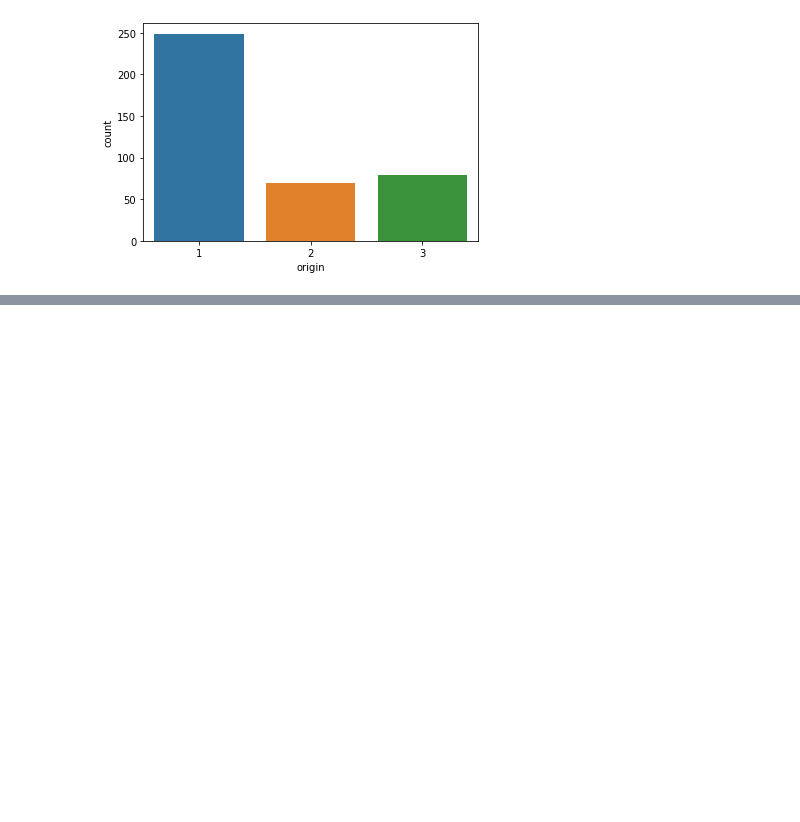
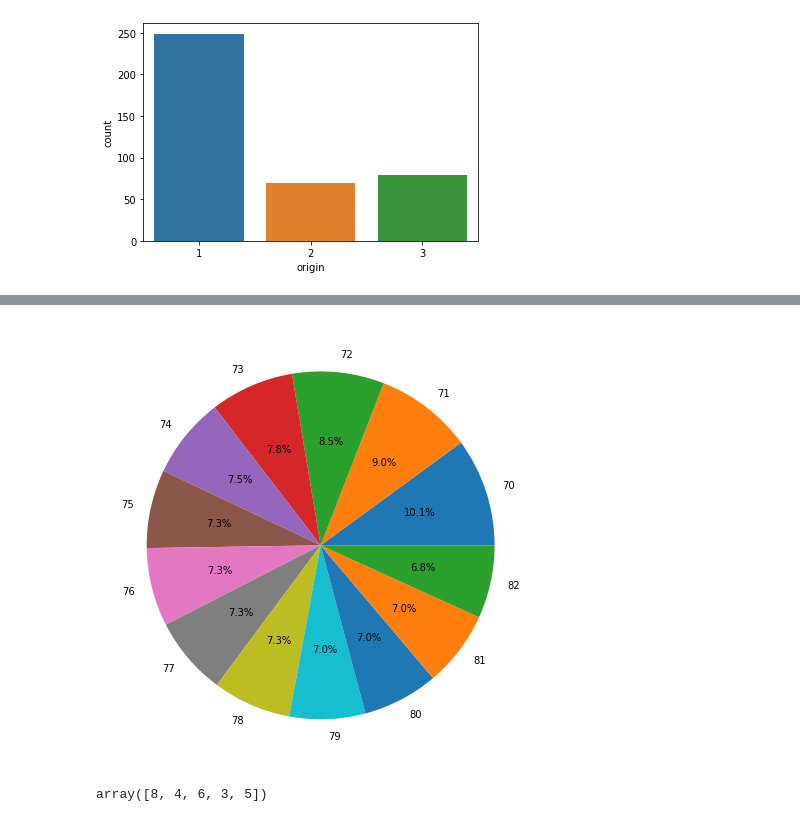
Before and after one commit to khalilullahalfaath/Project_Based_ML, a Jupyter notebook: ML_Project_based.ipynb, the cells around one changed output, grey strips where cells are left out. Saved outputs shown, nothing was run; the diff lists cells and outputs as text; code cells hidden in the pictures; blank space fills up the shorter version.

```diff
--- a/ML_Project_based.ipynb
+++ b/ML_Project_based.ipynb
@@ -405,0 +424,12 @@ sns.countplot(x=df["origin"])
+# %%
+f = plt.figure()
+f.set_figwidth(8)
+f.set_figheight(8)
+plt.pie(df["model_year"].value_counts(), labels = labels, autopct='%1.1f%%')
+plt.show()
+# %% [output]
+[figure, added]
+# %%
+df['cylinders'].unique()
+# %% [output]
+array([8, 4, 6, 3, 5])
```
Also changed, not shown: parts of 48 cells of this notebook.
